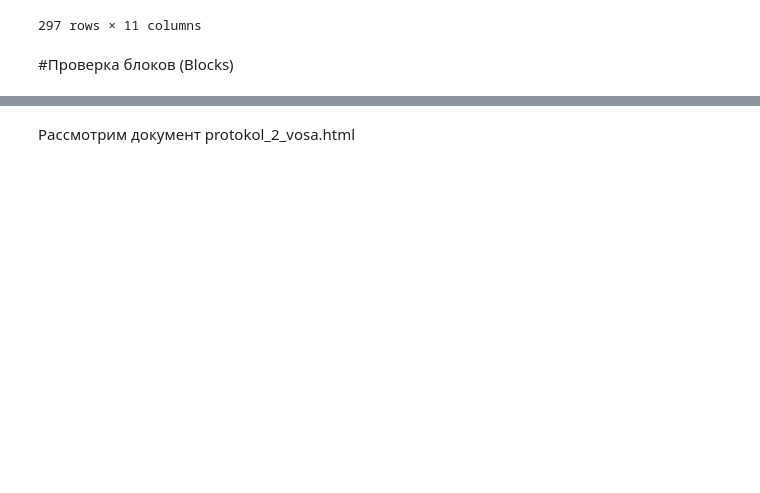
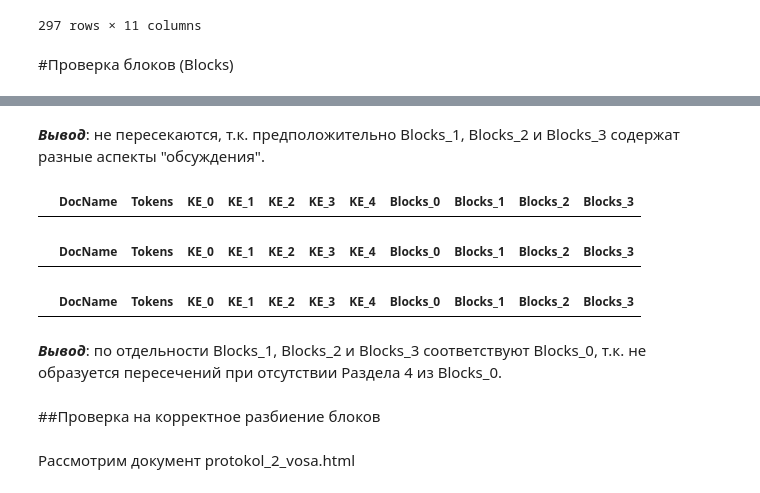
Before and after one commit to DDubrovina/3_Task, a Jupyter notebook: 3_Task.ipynb, the cells around one changed output, grey strips where cells are left out. Cells and saved outputs as stored; diff of their text form; code cells hidden in the pictures; blank space fills up the shorter version.

```diff
--- a/3_Task.ipynb
+++ b/3_Task.ipynb
@@ -480,3 +546,24 @@ df_6
+# %% [markdown]
+***Вывод***: не пересекаются, т.к. предположительно Blocks_1,	Blocks_2 и Blocks_3 содержат разные аспекты "обсуждения".
+# %%
+df[(~(df.Blocks_0.str.contains('4_Блок_Обсуждение'))) &
+   (df.Blocks_1.str.contains('4_Блок_Обсуждение'))]
+# %% [output]
+|  | DocName | Tokens | KE_0 | KE_1 | KE_2 | KE_3 | KE_4 | Blocks_0 | Blocks_1 | Blocks_2 | Blocks_3 |
+# %%
+df[(~(df.Blocks_0.str.contains('4_Блок_Обсуждение'))) &
+   (df.Blocks_2.str.contains('4_1_Обсуждение'))]
+# %% [output]
+|  | DocName | Tokens | KE_0 | KE_1 | KE_2 | KE_3 | KE_4 | Blocks_0 | Blocks_1 | Blocks_2 | Blocks_3 |
+# %%
+df[(~(df.Blocks_0.str.contains('4_Блок_Обсуждение'))) &
+   (df.Blocks_3.str.contains('4_1_Обсуждение'))]
+# %% [output]
+|  | DocName | Tokens | KE_0 | KE_1 | KE_2 | KE_3 | KE_4 | Blocks_0 | Blocks_1 | Blocks_2 | Blocks_3 |
+# %% [markdown]
+***Вывод***: по отдельности Blocks_1, Blocks_2 и Blocks_3 соответствуют Blocks_0, т.к. не образуется пересечений при отсутствии Раздела 4 из Blocks_0.
+# %% [markdown]
+##Проверка на корректное разбиение блоков
 # %% [markdown]
 Рассмотрим документ protokol_2_vosa.html
 # %%
```
Also changed, not shown: parts of 14 cells of this notebook.
